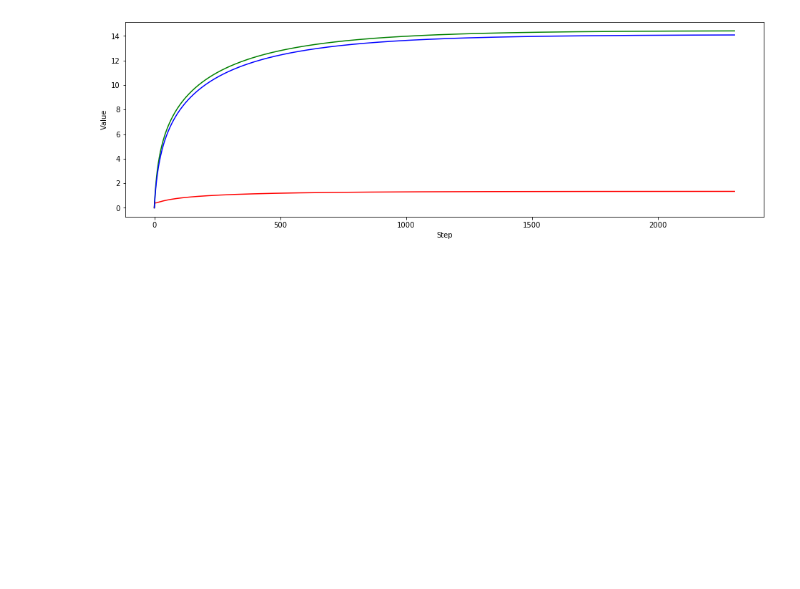
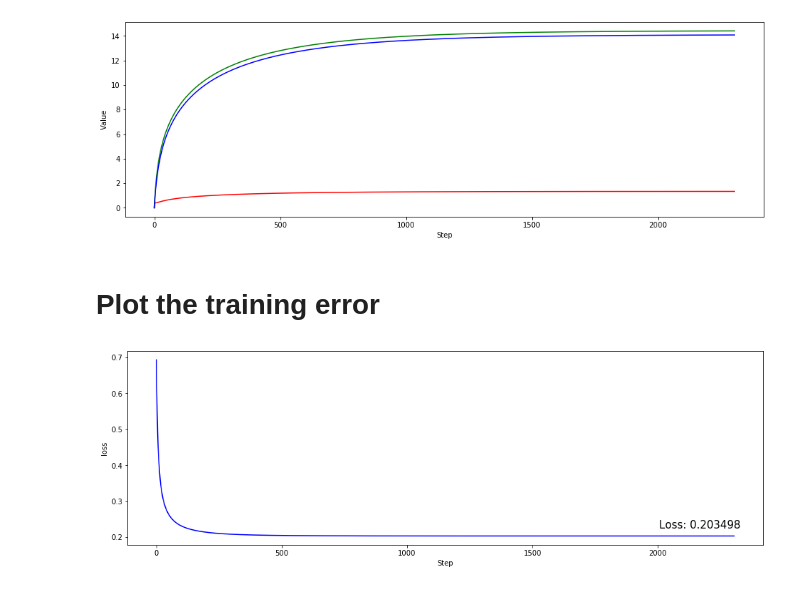
Before and after one commit to wonbeomjang/CAU54161-Machine-learning-class, a Jupyter notebook: Assignment_05/Assignment_05.ipynb, the cells around one changed output. Drawn from its saved outputs; the diff is of its cells as text; code cells hidden in the pictures; blank space fills up the shorter version.

Commit message:
Plot the training error

```diff
--- a/Assignment_05/Assignment_05.ipynb
+++ b/Assignment_05/Assignment_05.ipynb
@@ -132,3 +132,14 @@ plt.ylabel('Value')
 plt.show()
 # %% [output]
 [figure]
+# %% [markdown]
+# Plot the training error
+# %%
+plt.figure(figsize=(16, 5))
+plt.plot(losses, 'b-')
+plt.ylabel('loss')
+plt.xlabel('Step')
+plt.text(0.87*len(losses), losses[-1] * 1.1, f'Loss: {losses[-1]:5f}', size=15)
+plt.show()
+# %% [output]
+[figure, added]
```
